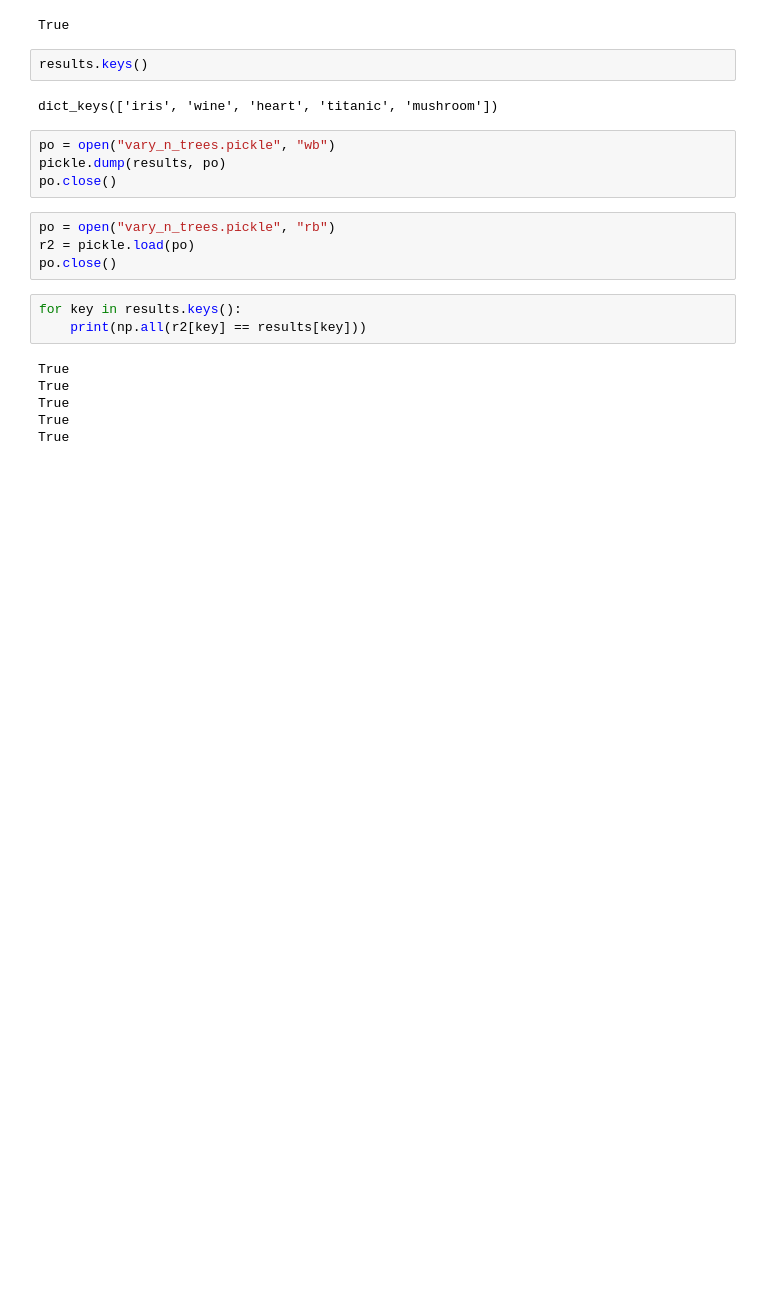
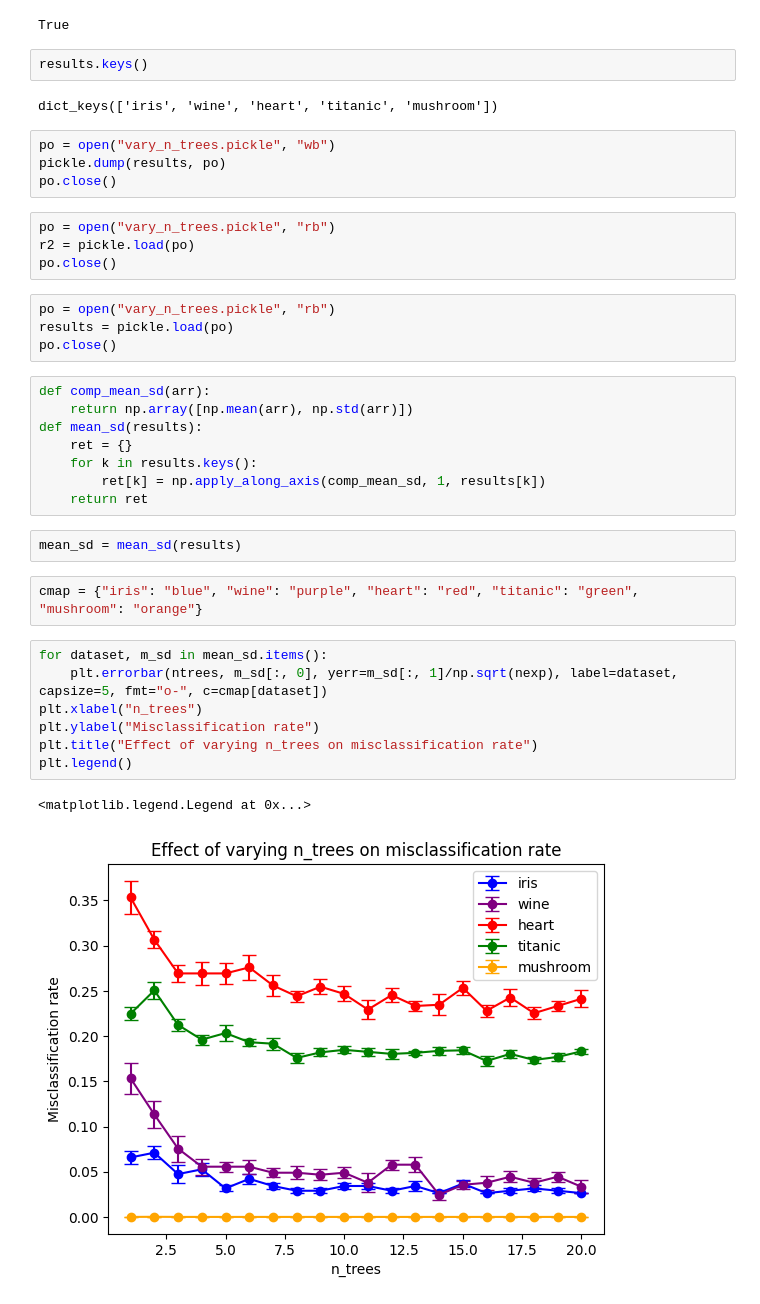
Before and after one commit to liyiyan128/M2R-random-forests, a Jupyter notebook: simulations/vary_n_trees.ipynb, the cells around one changed output. Cells and saved outputs as stored; diff of their text form; blank space fills up the shorter version.

Commit message:
n_trees and max_depth

```diff
--- a/simulations/vary_n_trees.ipynb
+++ b/simulations/vary_n_trees.ipynb
@@ -186,12 +186,29 @@ po.close()
 po = open("vary_n_trees.pickle", "rb")
 r2 = pickle.load(po)
 po.close()
-# %%
-for key in results.keys():
-    print(np.all(r2[key] == results[key]))
-# %% [output]
-True
-True
-True
-True
-True
+# %%
+po = open("vary_n_trees.pickle", "rb")
+results = pickle.load(po)
+po.close()
+# %%
+def comp_mean_sd(arr):
+    return np.array([np.mean(arr), np.std(arr)])
+def mean_sd(results):
+    ret = {}
+    for k in results.keys():
+        ret[k] = np.apply_along_axis(comp_mean_sd, 1, results[k])
+    return ret
+# %%
+mean_sd = mean_sd(results)
+# %%
+cmap = {"iris": "blue", "wine": "purple", "heart": "red", "titanic": "green", "mushroom": "orange"}
+# %%
+for dataset, m_sd in mean_sd.items():
+    plt.errorbar(ntrees, m_sd[:, 0], yerr=m_sd[:, 1]/np.sqrt(nexp), label=dataset, capsize=5, fmt="o-", c=cmap[dataset])
+plt.xlabel("n_trees")
+plt.ylabel("Misclassification rate")
+plt.title("Effect of varying n_trees on misclassification rate")
+plt.legend()
+# %% [output]
+<matplotlib.legend.Legend at 0x...>
+[figure, added]
```
Also changed, not shown: 5 other files.
